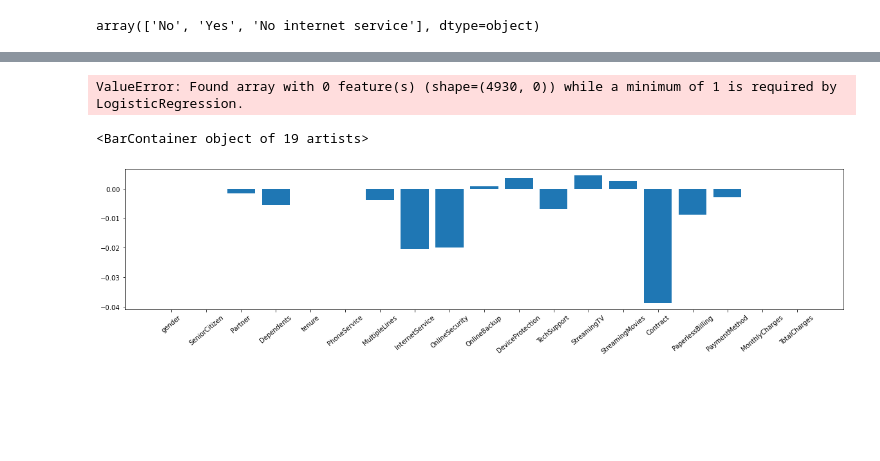
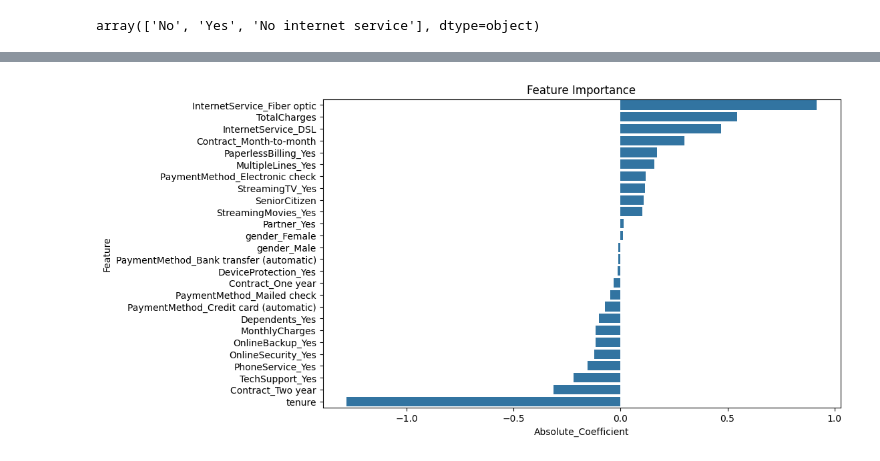
Before and after one commit to Benedictgr97/Customer-churn-prediction, a Jupyter notebook: Teleco customer churn.ipynb, the cells around one changed output, grey strips where cells are left out. Drawn from its saved outputs; the diff is of its cells as text; code cells hidden in the pictures; blank space fills up the shorter version.

```diff
--- a/Teleco customer churn.ipynb
+++ b/Teleco customer churn.ipynb
@@ -171,7 +165,7 @@ plt.show()
 # %%
 #C = 1 has the highest f1 score appears to be the best the same method
-Log = LogisticRegression(random_state = 100)
-Log.fit(X_train,y_train)
-y_pred_log = Log.predict(X_test)
+Log = LogisticRegression(random_state = 100,C=1)
+Log.fit(X_train_scaled,y_train)
+y_pred_log = Log.predict(X_test_scaled)
 print(f1_score(y_test,y_pred_log))
 # %% [output]
@@ -209,46 +195,19 @@ for i in range(0,5):
-# %%
-#Find the atributions of the model that cause the greatest change when not included
-atb_values = {}
-
-for i in X.columns:
-    tot = 0
-    X_train_drop_cols = X_train.columns.tolist()
-    X_train_drop_cols.remove(i)
-
-    categorical_cols = X[X_train_drop_cols].select_dtypes(include = 'object').columns
-
-    ohe_pipeline = Pipeline(steps=[
-    ('imputer', SimpleImputer(strategy='most_frequent')),
-    ('onehot', OneHotEncoder(handle_unknown='ignore'))
-    ])
-
-    preprocessor = ColumnTransformer(
-    transformers=[('cat', ohe_pipeline, categorical_cols)
-    ])
-
-    Log = LogisticRegression(random_state = 0)
-    Log_pipeline = Pipeline(steps = [('preprocessor', preprocessor),
-                         ('model', Log)])
-
-    #print(X_train_drop_cols)
-    #print(X_test[X_train_drop_cols])
-    Log_pipeline.fit(X_train[X_train_drop_cols],y_train)
-    y_pred = Log_pipeline.predict(X_test[X_train_drop_cols])
-    tot += f1_score(y_test,y_pred)
-    atb_values[i] = tot
-# %% [output]
-ValueError: Found array with 0 feature(s) (shape=(4930, 0)) while a minimum of 1 is required by LogisticRegression.
-# %%
-#Greatest drop from contract not being included showing it was one of the greatest
-#determining factors in finding the probability of churn
-import matplotlib.pyplot as plt
-keys = atb_values.keys()
-values = list(atb_values.values())
-for i in range(0,len(values)):
-    values[i] = values[i] - f1_score(y_test,y_pred_log) # take off the f1 score of previous to see how much each one drops
-plt.figure(figsize=(20,4))
-plt.xticks(rotation=40)
-plt.bar(keys, values)
-# %% [output]
-<BarContainer object of 19 artists>
-[figure, removed]
+# %%
+#Greatest drop from contract not being included showing it was one of the greatest
+#determining factors in finding the probability of churn
+#Determine feature importance
+coefficients = Log.coef_[0]
+feature_importance = pd.DataFrame({
+    'Feature': X_train.columns,
+    'Coefficient': coefficients
+})
+feature_importance['Absolute_Coefficient'] = feature_importance['Coefficient']
+feature_importance = feature_importance.sort_values(by='Absolute_Coefficient', ascending=False)
+
+# Plot feature importance
+plt.figure(figsize=(10, 6))
+sns.barplot(x='Absolute_Coefficient', y='Feature', data=feature_importance)
+plt.title('Feature Importance')
+plt.show()
+# %% [output]
+[figure, added]
```
Also changed, not shown: parts of 7 cells of this notebook.
